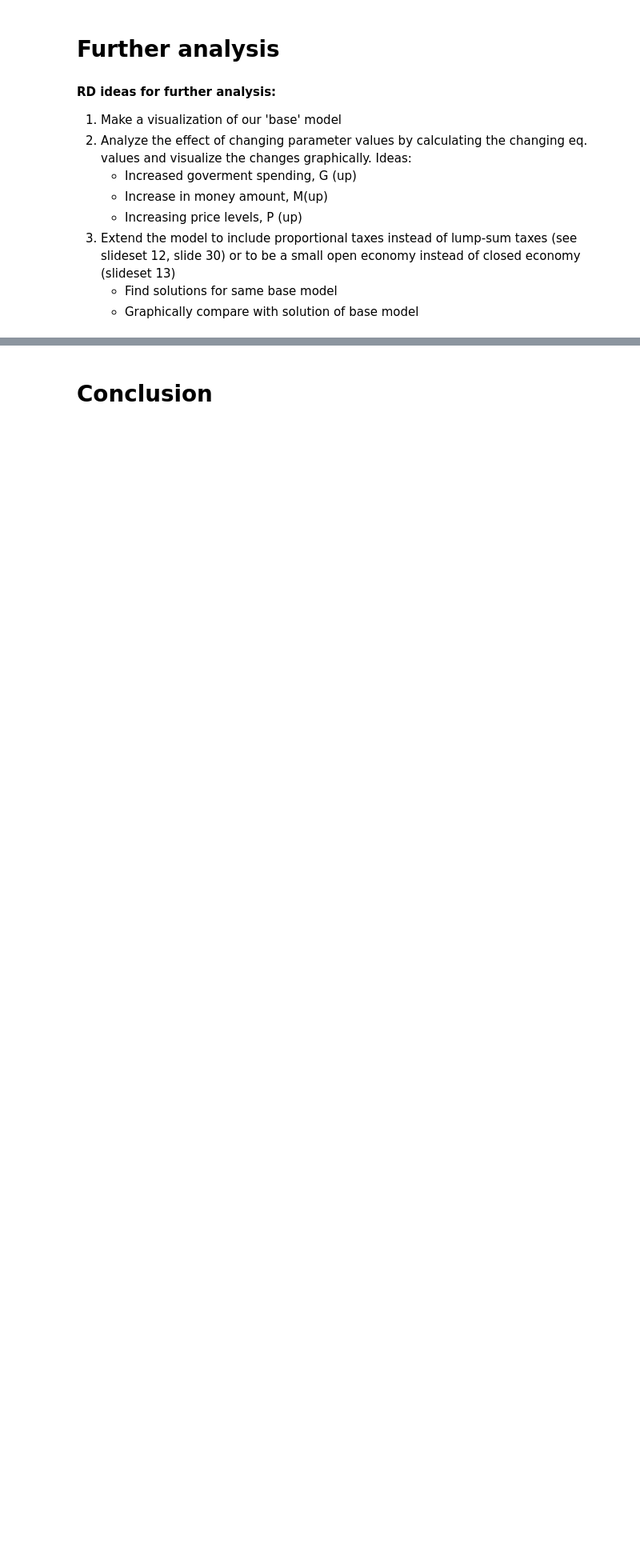
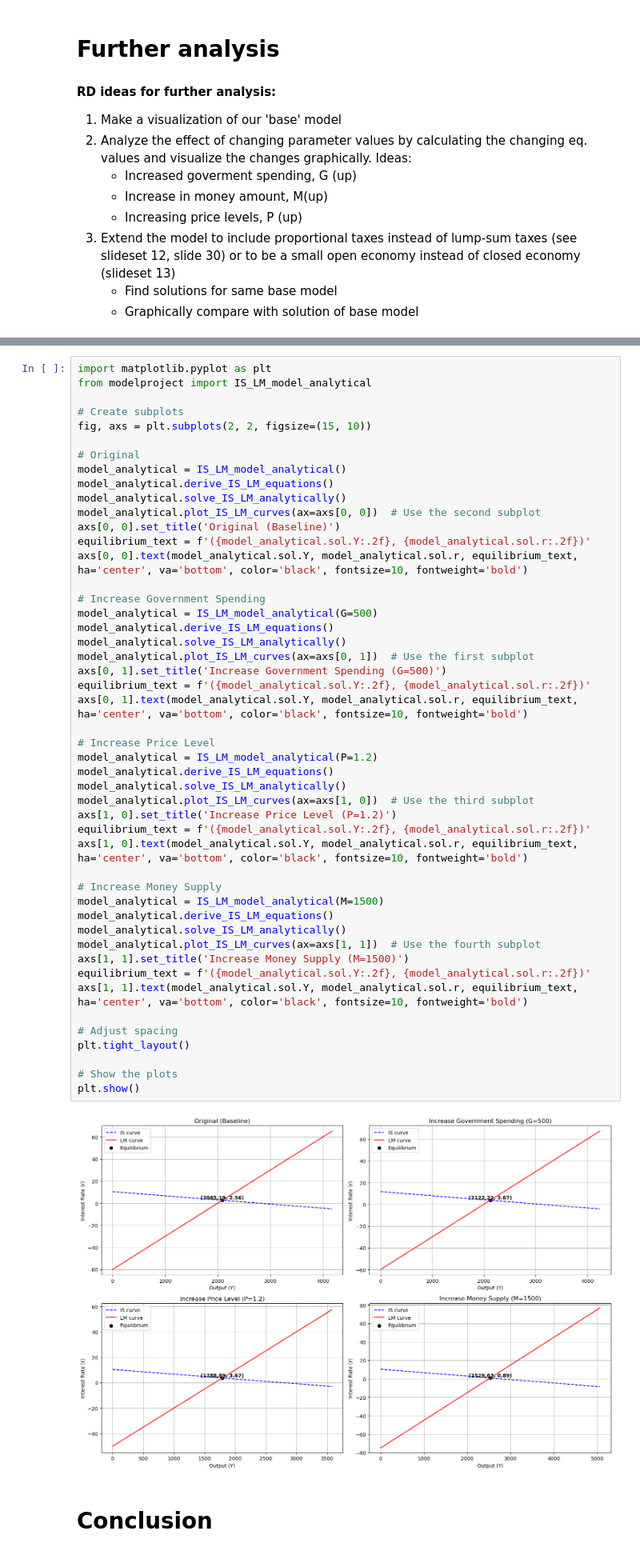
Before and after one commit to NumEconCopenhagen/projects-2024-econtechvets, a Jupyter notebook: modelproject/modelproject.ipynb, the cells around one changed output, grey strips where cells are left out. Shown at 80% size. Saved outputs shown, nothing was run; the diff lists cells and outputs as text; blank space fills up the shorter version.

```diff
--- a/modelproject/modelproject.ipynb
+++ b/modelproject/modelproject.ipynb
@@ -120,3 +154,53 @@ model_analytical.plot_IS_LM_curves()
+# %%
+import matplotlib.pyplot as plt
+from modelproject import IS_LM_model_analytical
+
+# Create subplots
+fig, axs = plt.subplots(2, 2, figsize=(15, 10))
+
+# Original
+model_analytical = IS_LM_model_analytical()
+model_analytical.derive_IS_LM_equations()
+model_analytical.solve_IS_LM_analytically()
+model_analytical.plot_IS_LM_curves(ax=axs[0, 0])  # Use the second subplot
+axs[0, 0].set_title('Original (Baseline)')
+equilibrium_text = f'({model_analytical.sol.Y:.2f}, {model_analytical.sol.r:.2f})'
+axs[0, 0].text(model_analytical.sol.Y, model_analytical.sol.r, equilibrium_text, ha='center', va='bottom', color='black', fontsize=10, fontweight='bold')
+
+# Increase Government Spending
+model_analytical = IS_LM_model_analytical(G=500)
+model_analytical.derive_IS_LM_equations()
+model_analytical.solve_IS_LM_analytically()
+model_analytical.plot_IS_LM_curves(ax=axs[0, 1])  # Use the first subplot
+axs[0, 1].set_title('Increase Government Spending (G=500)')
+equilibrium_text = f'({model_analytical.sol.Y:.2f}, {model_analytical.sol.r:.2f})'
+axs[0, 1].text(model_analytical.sol.Y, model_analytical.sol.r, equilibrium_text, ha='center', va='bottom', color='black', fontsize=10, fontweight='bold')
+
+# Increase Price Level
+model_analytical = IS_LM_model_analytical(P=1.2)
+model_analytical.derive_IS_LM_equations()
+model_analytical.solve_IS_LM_analytically()
+model_analytical.plot_IS_LM_curves(ax=axs[1, 0])  # Use the third subplot
+axs[1, 0].set_title('Increase Price Level (P=1.2)')
+equilibrium_text = f'({model_analytical.sol.Y:.2f}, {model_analytical.sol.r:.2f})'
+axs[1, 0].text(model_analytical.sol.Y, model_analytical.sol.r, equilibrium_text, ha='center', va='bottom', color='black', fontsize=10, fontweight='bold')
+
+# Increase Money Supply
+model_analytical = IS_LM_model_analytical(M=1500)
+model_analytical.derive_IS_LM_equations()
+model_analytical.solve_IS_LM_analytically()
+model_analytical.plot_IS_LM_curves(ax=axs[1, 1])  # Use the fourth subplot
+axs[1, 1].set_title('Increase Money Supply (M=1500)')
+equilibrium_text = f'({model_analytical.sol.Y:.2f}, {model_analytical.sol.r:.2f})'
+axs[1, 1].text(model_analytical.sol.Y, model_analytical.sol.r, equilibrium_text, ha='center', va='bottom', color='black', fontsize=10, fontweight='bold')
+
+# Adjust spacing
+plt.tight_layout()
+
+# Show the plots
+plt.show()
+# %% [output]
+[figure, added]
 # %% [markdown]
 # Conclusion
 # %% [markdown]
```
Also changed, not shown: parts of 4 cells of this notebook, 1 other file.
